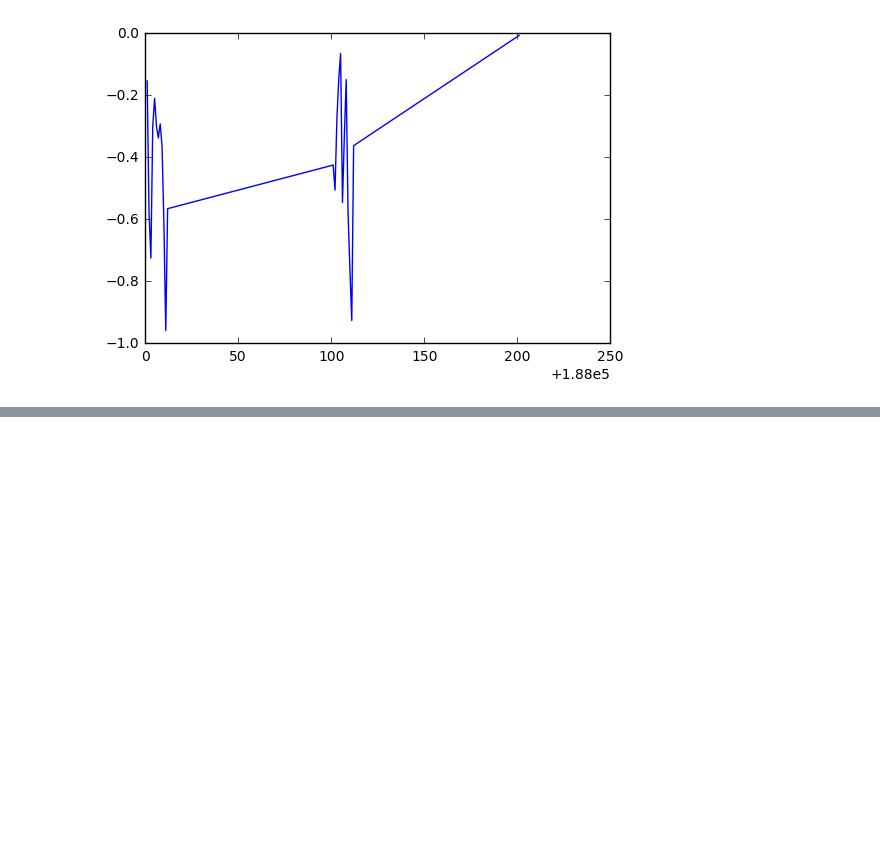
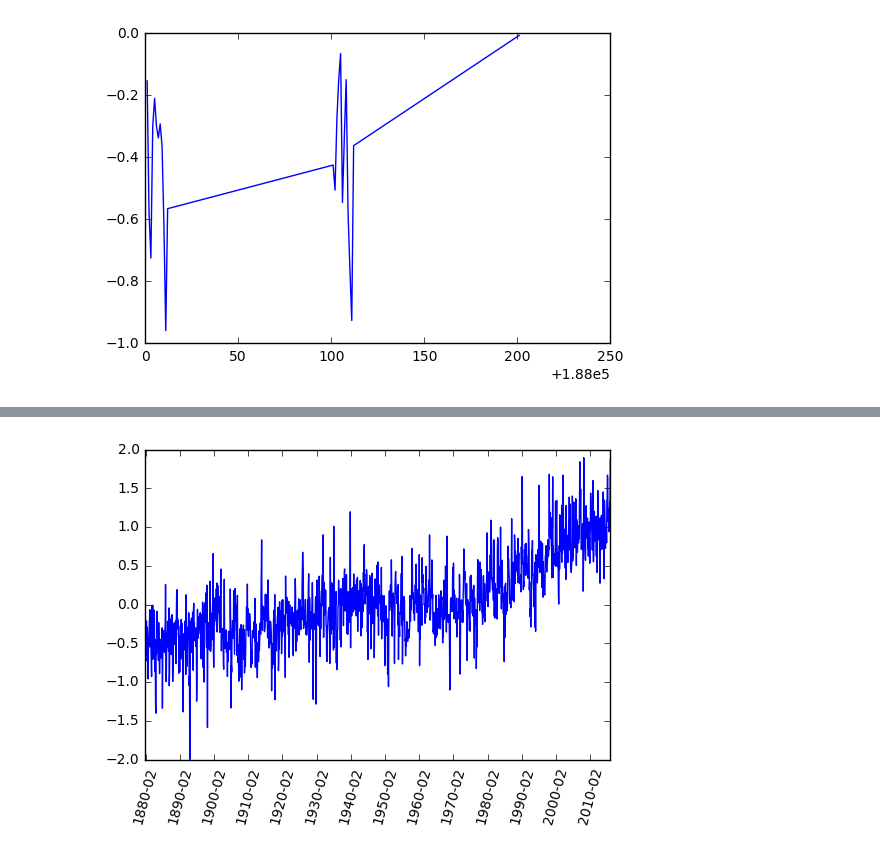
Before and after one commit to mariakathe/notebook, a Jupyter notebook: The_python_scientific_stack.ipynb, the cells around one changed output, grey strips where cells are left out. Cells and saved outputs as stored; diff of their text form; code cells hidden in the pictures; blank space fills up the shorter version.

```diff
--- a/The_python_scientific_stack.ipynb
+++ b/The_python_scientific_stack.ipynb
@@ -94,0 +124,5 @@ pyplot.plot(T_land[0:25,0], T_land[0:25,1]);
+# %%
+pyplot.xticks(dummy[1::12*10], date[1::12*10], rotation=75)
+pyplot.plot(dummy, T_land[:, 1]);
+# %% [output]
+[figure, added]
```
Also changed, not shown: parts of 10 cells of this notebook, 2 other files.
